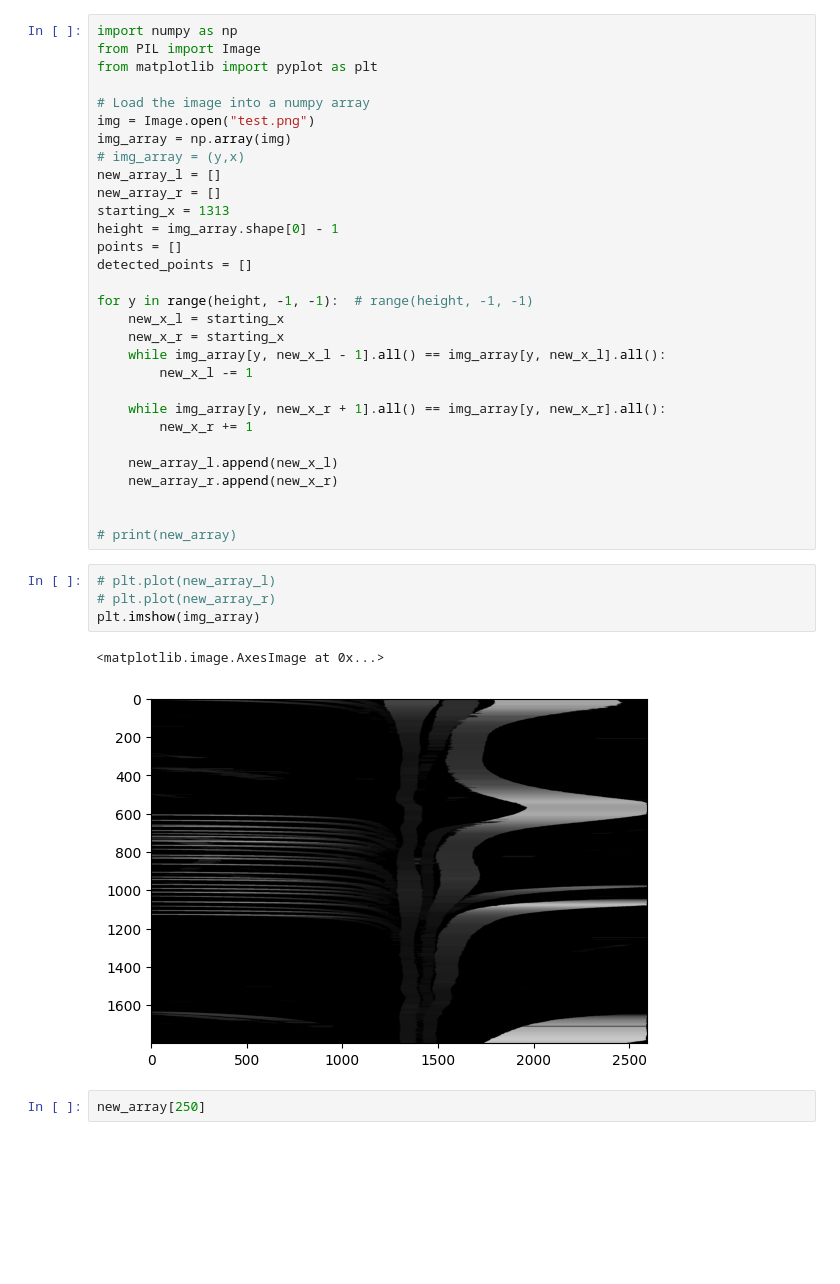
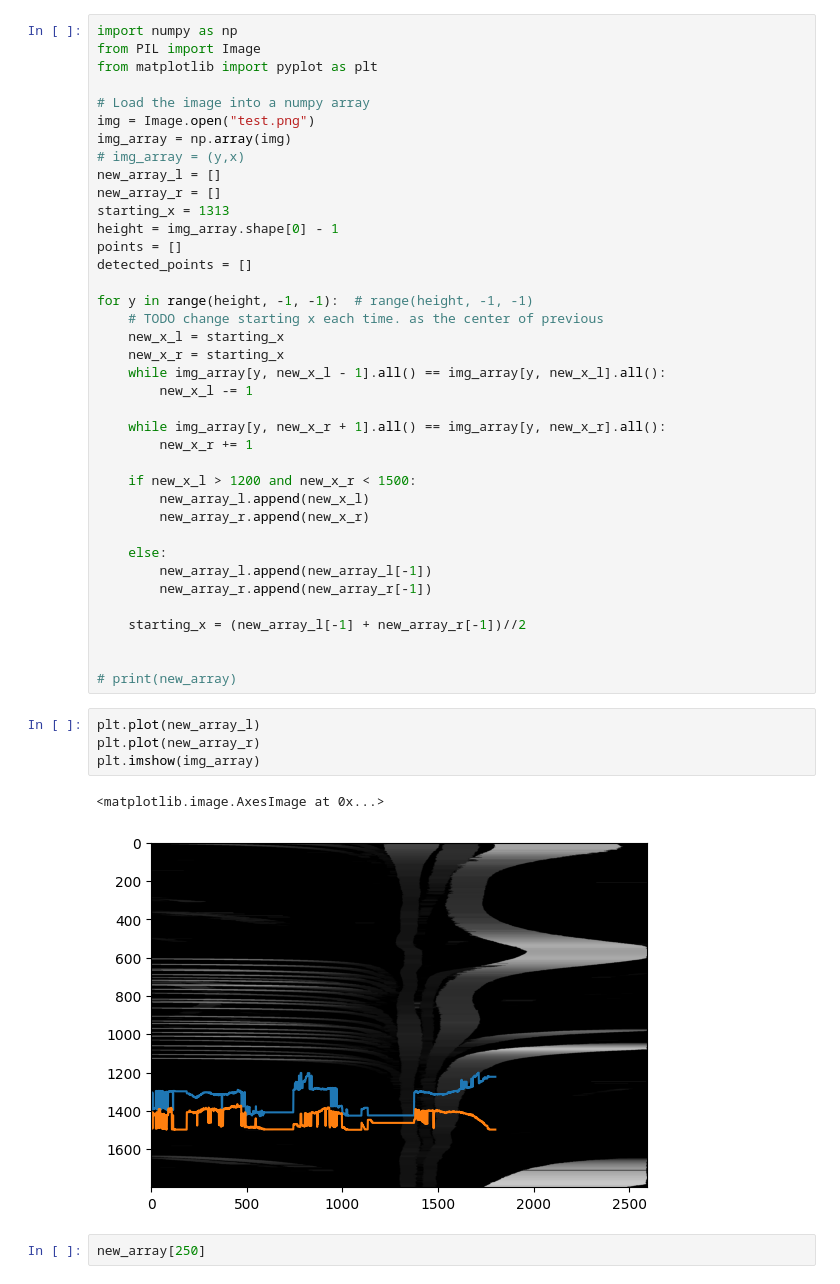
Before and after one commit to rp-bot/optical-flow-analysis, a Jupyter notebook: main.ipynb, the cells around one changed output. Cells and saved outputs as stored; diff of their text form; blank space fills up the shorter version.

```diff
--- a/main.ipynb
+++ b/main.ipynb
@@ -15,6 +15,7 @@ points = []
 detected_points = []
 
 for y in range(height, -1, -1):  # range(height, -1, -1)
+    # TODO change starting x each time. as the center of previous
     new_x_l = starting_x
     new_x_r = starting_x
     while img_array[y, new_x_l - 1].all() == img_array[y, new_x_l].all():
@@ -23,17 +24,24 @@ for y in range(height, -1, -1):  # range(height, -1, -1)
     while img_array[y, new_x_r + 1].all() == img_array[y, new_x_r].all():
         new_x_r += 1
 
-    new_array_l.append(new_x_l)
-    new_array_r.append(new_x_r)
+    if new_x_l > 1200 and new_x_r < 1500:
+        new_array_l.append(new_x_l)
+        new_array_r.append(new_x_r)
+
+    else:
+        new_array_l.append(new_array_l[-1])
+        new_array_r.append(new_array_r[-1])
+
+    starting_x = (new_array_l[-1] + new_array_r[-1])//2
 
 
 # print(new_array)
 # %%
-# plt.plot(new_array_l)
-# plt.plot(new_array_r)
+plt.plot(new_array_l)
+plt.plot(new_array_r)
 plt.imshow(img_array)
 # %% [output]
 <matplotlib.image.AxesImage at 0x...>
-[figure, old version]
+[figure, new version]
 # %%
 new_array[250]
```
